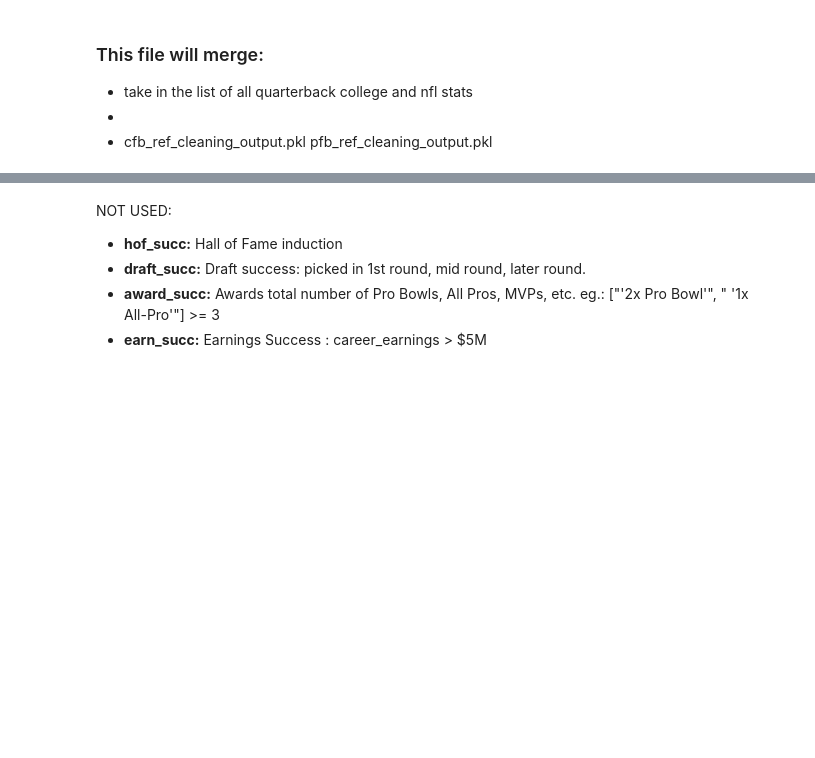
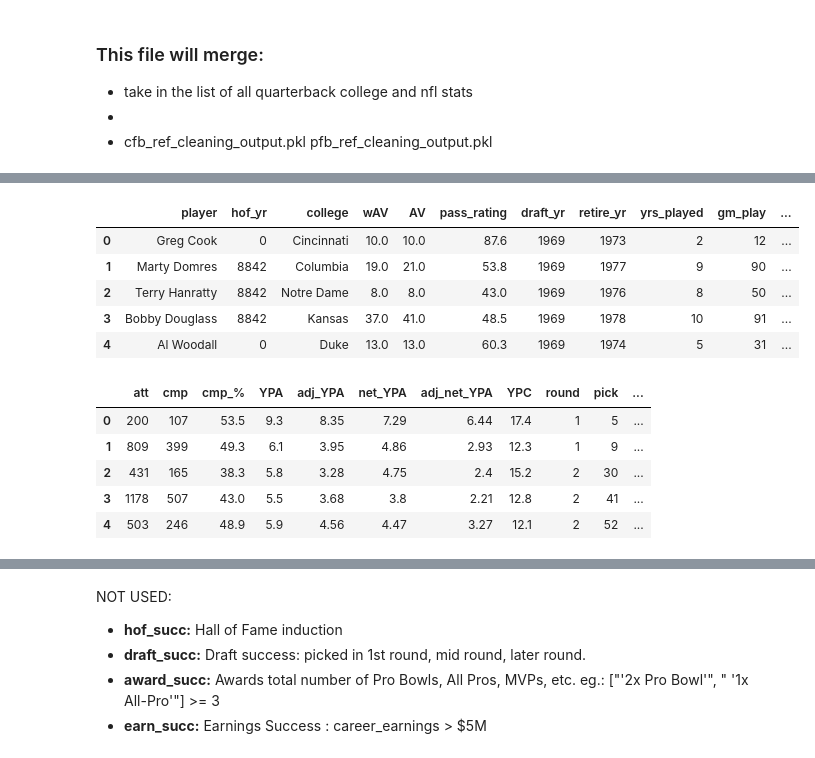
Before and after one commit to willablackmon/predicting_nfl_qb_success, a Jupyter notebook: cleaning_notebooks/merge_cfb_ref_pfb_ref.ipynb, the cells around one changed output, grey strips where cells are left out. Cells and saved outputs as stored; diff of their text form; code cells hidden in the pictures; blank space fills up the shorter version.

```diff
--- a/cleaning_notebooks/merge_cfb_ref_pfb_ref.ipynb
+++ b/cleaning_notebooks/merge_cfb_ref_pfb_ref.ipynb
@@ -41,0 +72,20 @@ display(pfb_df.head())
+# %%
+x=17
+
+pfb_df.rename(columns={'name': 'player'}, inplace=True)
+
+display(pfb_df.iloc[:,:x].head())
+display(pfb_df.iloc[:,x:].head())
+# %% [output]
+|  | player | hof_yr | college | wAV | AV | pass_rating | draft_yr | retire_yr | yrs_played | gm_play | ... |
+| 0 | Greg Cook | 0 | Cincinnati | 10.0 | 10.0 | 87.6 | 1969 | 1973 | 2 | 12 | ... |
+| 1 | Marty Domres | 8842 | Columbia | 19.0 | 21.0 | 53.8 | 1969 | 1977 | 9 | 90 | ... |
+| 2 | Terry Hanratty | 8842 | Notre Dame | 8.0 | 8.0 | 43.0 | 1969 | 1976 | 8 | 50 | ... |
+| 3 | Bobby Douglass | 8842 | Kansas | 37.0 | 41.0 | 48.5 | 1969 | 1978 | 10 | 91 | ... |
+| 4 | Al Woodall | 0 | Duke | 13.0 | 13.0 | 60.3 | 1969 | 1974 | 5 | 31 | ... |
+|  | att | cmp | cmp_% | YPA | adj_YPA | net_YPA | adj_net_YPA | YPC | round | pick | ... |
+| 0 | 200 | 107 | 53.5 | 9.3 | 8.35 | 7.29 | 6.44 | 17.4 | 1 | 5 | ... |
+| 1 | 809 | 399 | 49.3 | 6.1 | 3.95 | 4.86 | 2.93 | 12.3 | 1 | 9 | ... |
+| 2 | 431 | 165 | 38.3 | 5.8 | 3.28 | 4.75 | 2.4 | 15.2 | 2 | 30 | ... |
+| 3 | 1178 | 507 | 43.0 | 5.5 | 3.68 | 3.8 | 2.21 | 12.8 | 2 | 41 | ... |
+| 4 | 503 | 246 | 48.9 | 5.9 | 4.56 | 4.47 | 3.27 | 12.1 | 2 | 52 | ... |
```
Also changed, not shown: parts of 24 cells of this notebook, 3 other files.
